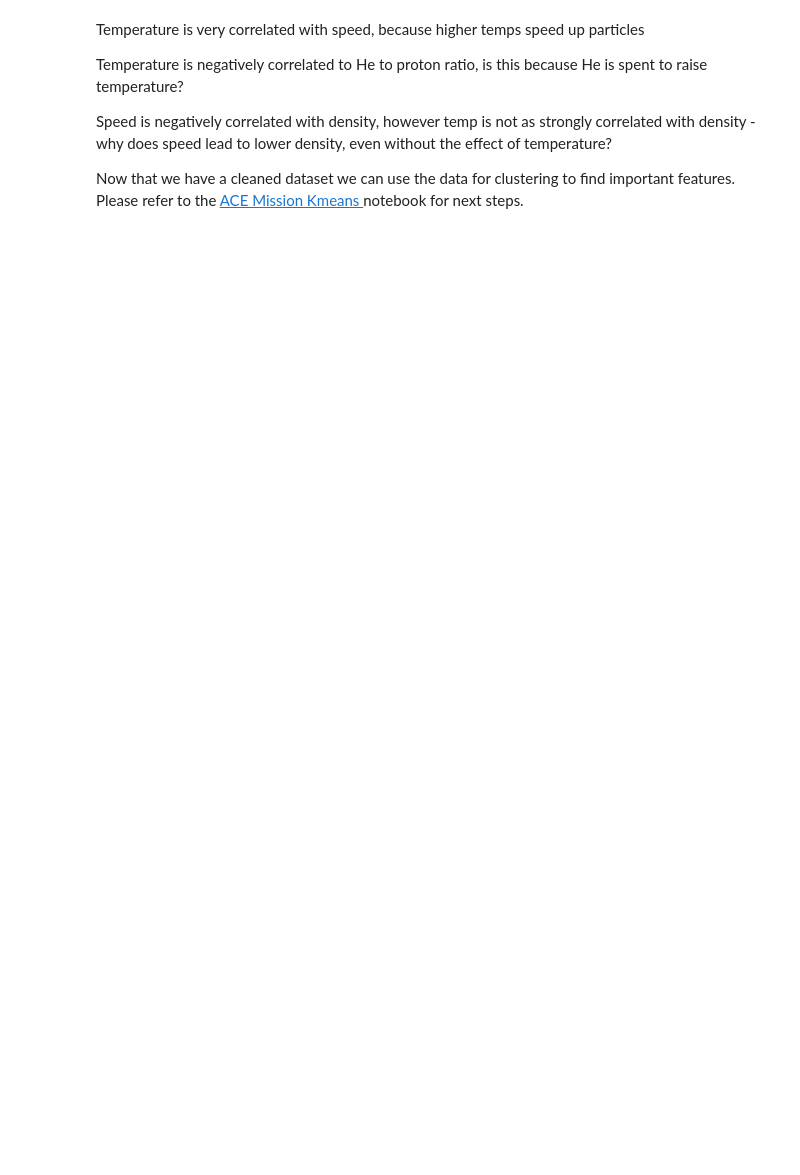
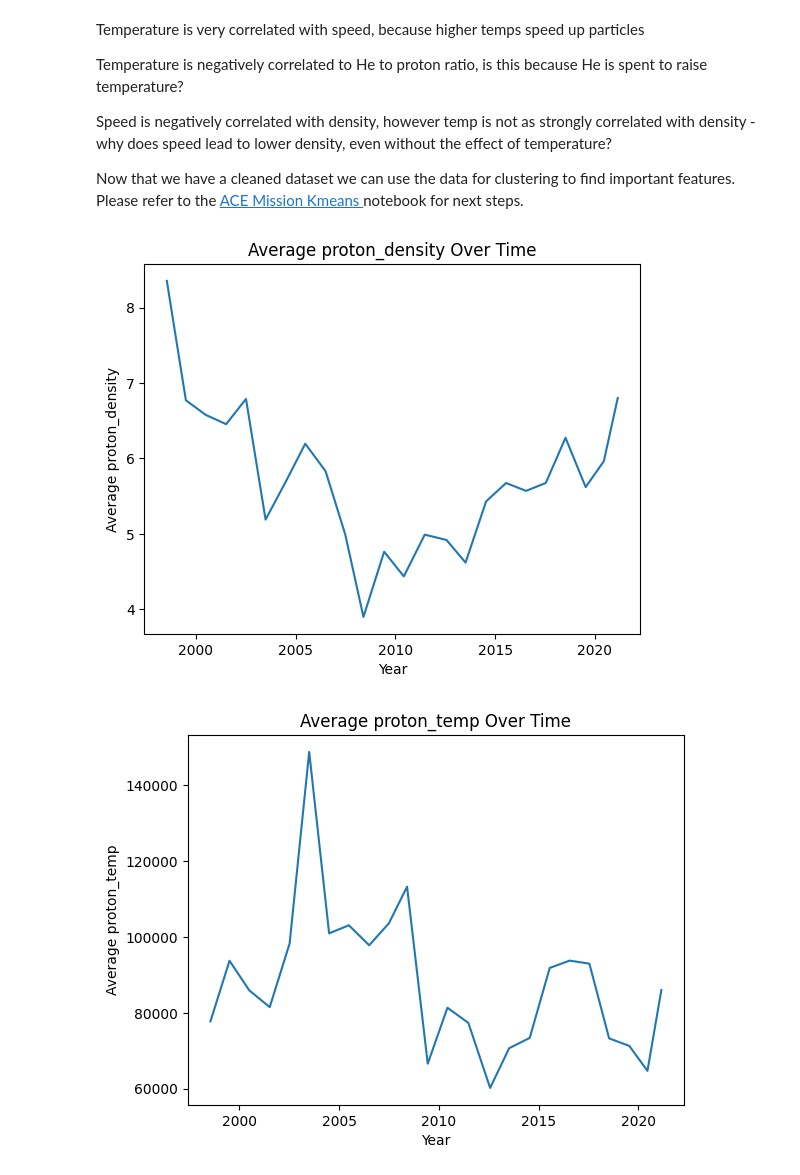
Before and after one commit to amlnewlands/Understanding-the-in-situ-Solar-Wind-Properties, a Jupyter notebook: src/01_ACE_Mission_EDA.ipynb, the cells around one changed output. Saved outputs shown, nothing was run; the diff lists cells and outputs as text; code cells hidden in the pictures; blank space fills up the shorter version.

```diff
--- a/src/01_ACE_Mission_EDA.ipynb
+++ b/src/01_ACE_Mission_EDA.ipynb
@@ -198,3 +198,27 @@ Temperature is negatively correlated to He to proton ratio, is this because He i
 Speed is negatively correlated with density, however temp is not as strongly correlated with density - why does speed lead to lower density, even without the effect of temperature?
 
 Now that we have a cleaned dataset we can use the data for clustering to find important features. Please refer to the <a href="../src/02_ACE_Mission_Kmeans.ipynb"> ACE Mission Kmeans </a> notebook for next steps.
+# %%
+#make function to plot variables over time
+def line_graph(var):
+
+    temp = ace_clean.copy()
+    temp['year'] = temp['fp_year'].apply(lambda x: int(x))
+    temp = temp.groupby('year').mean().reset_index()
+
+    x = temp['fp_year']
+    y = temp[var]
+
+    plt.plot(x, y)
+    plt.title('Average ' + var + ' Over Time')
+    plt.xlabel('Year')
+    plt.ylabel('Average ' + var)
+    plt.show()
+# %%
+line_graph('proton_density')
+line_graph('proton_temp')
+line_graph('He4toprotons')
+line_graph('proton_speed')
+# %% [output]
+[figure, added]
+[figure, added]
```
Also changed, not shown: parts of 8 cells of this notebook.
